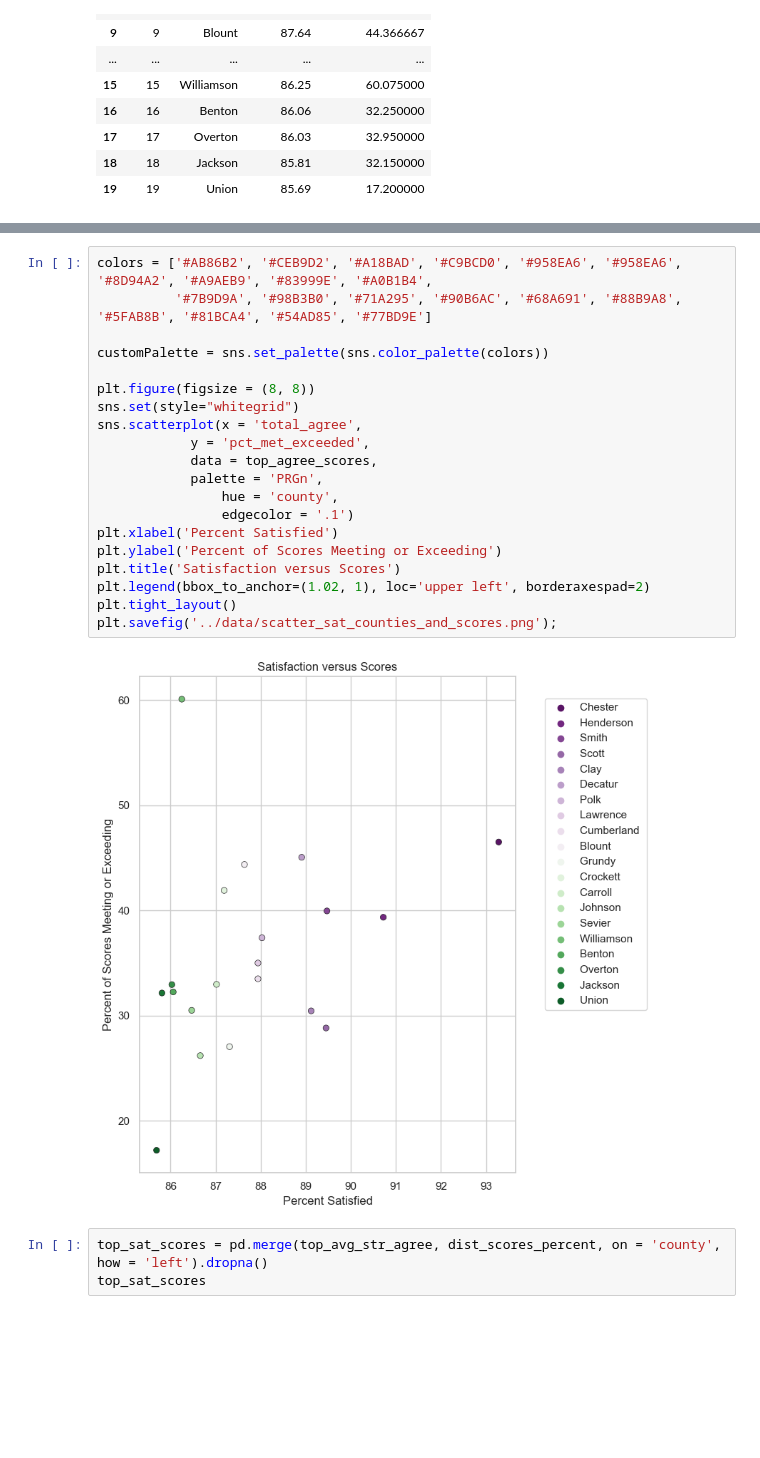
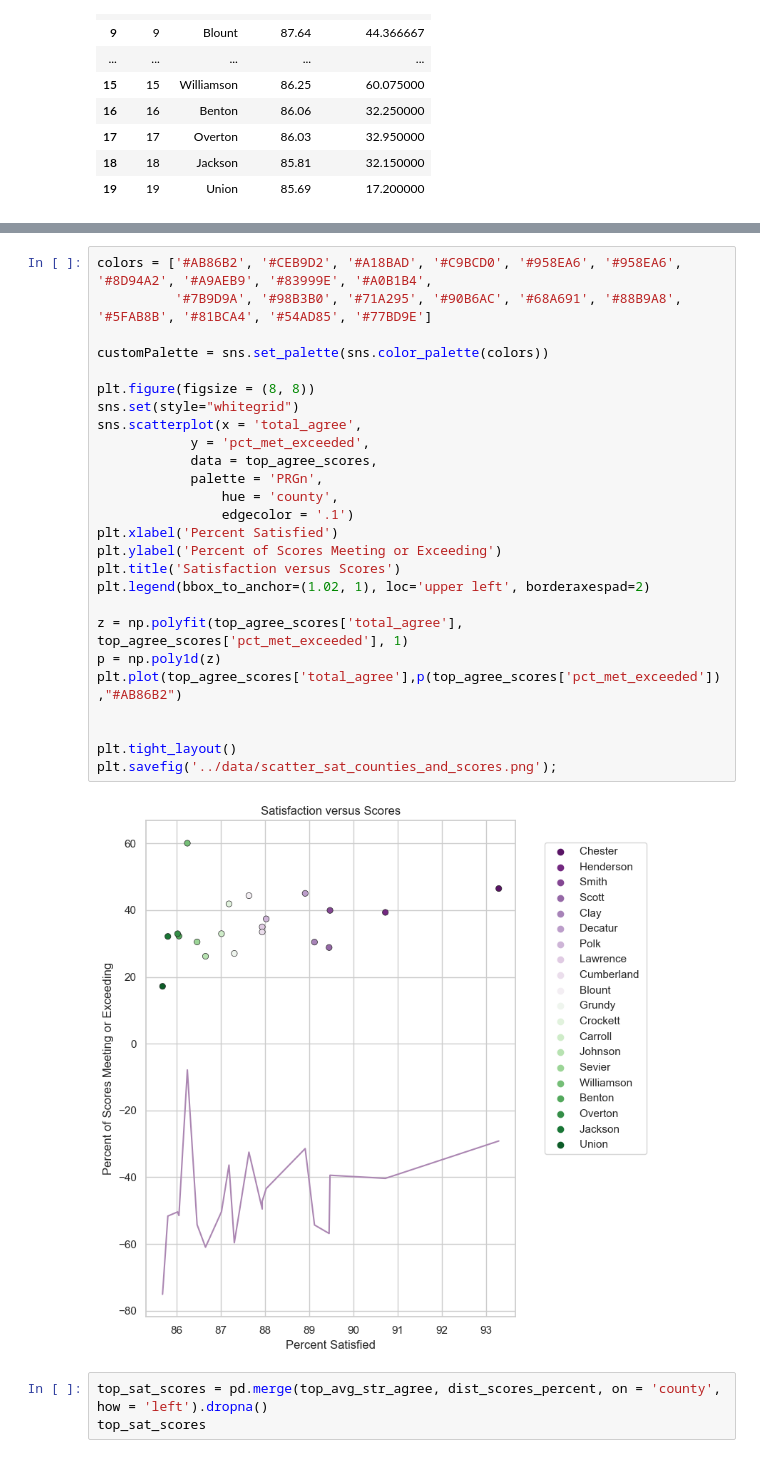
Before and after one commit to JenHall82/jen_capstone, a Jupyter notebook: notebooks/jen_capstone.ipynb, the cells around one changed output, grey strips where cells are left out. Cells and saved outputs as stored; diff of their text form; blank space fills up the shorter version.

```diff
--- a/notebooks/jen_capstone.ipynb
+++ b/notebooks/jen_capstone.ipynb
@@ -622,25 +616,31 @@ plt.savefig('../data/scores_sat_counties_scores.png', bbox_inches="tight");
 # %%
 colors = ['#AB86B2', '#CEB9D2', '#A18BAD', '#C9BCD0', '#958EA6', '#958EA6', '#8D94A2', '#A9AEB9', '#83999E', '#A0B1B4',
           '#7B9D9A', '#98B3B0', '#71A295', '#90B6AC', '#68A691', '#88B9A8', '#5FAB8B', '#81BCA4', '#54AD85', '#77BD9E']
 
 customPalette = sns.set_palette(sns.color_palette(colors))
 
 plt.figure(figsize = (8, 8))
 sns.set(style="whitegrid")
 sns.scatterplot(x = 'total_agree',
             y = 'pct_met_exceeded',
             data = top_agree_scores,
             palette = 'PRGn',
                 hue = 'county',
                 edgecolor = '.1')
 plt.xlabel('Percent Satisfied')
 plt.ylabel('Percent of Scores Meeting or Exceeding')
 plt.title('Satisfaction versus Scores')
 plt.legend(bbox_to_anchor=(1.02, 1), loc='upper left', borderaxespad=2)
+
+z = np.polyfit(top_agree_scores['total_agree'], top_agree_scores['pct_met_exceeded'], 1)
+p = np.poly1d(z)
+plt.plot(top_agree_scores['total_agree'],p(top_agree_scores['pct_met_exceeded']),"#AB86B2")
+
+
 plt.tight_layout()
 plt.savefig('../data/scatter_sat_counties_and_scores.png');
 # %% [output]
-[figure, old version]
+[figure, new version]
 # %%
 top_sat_scores = pd.merge(top_avg_str_agree, dist_scores_percent, on = 'county', how = 'left').dropna()
 top_sat_scores
```
Also changed, not shown: parts of 7 cells of this notebook.
